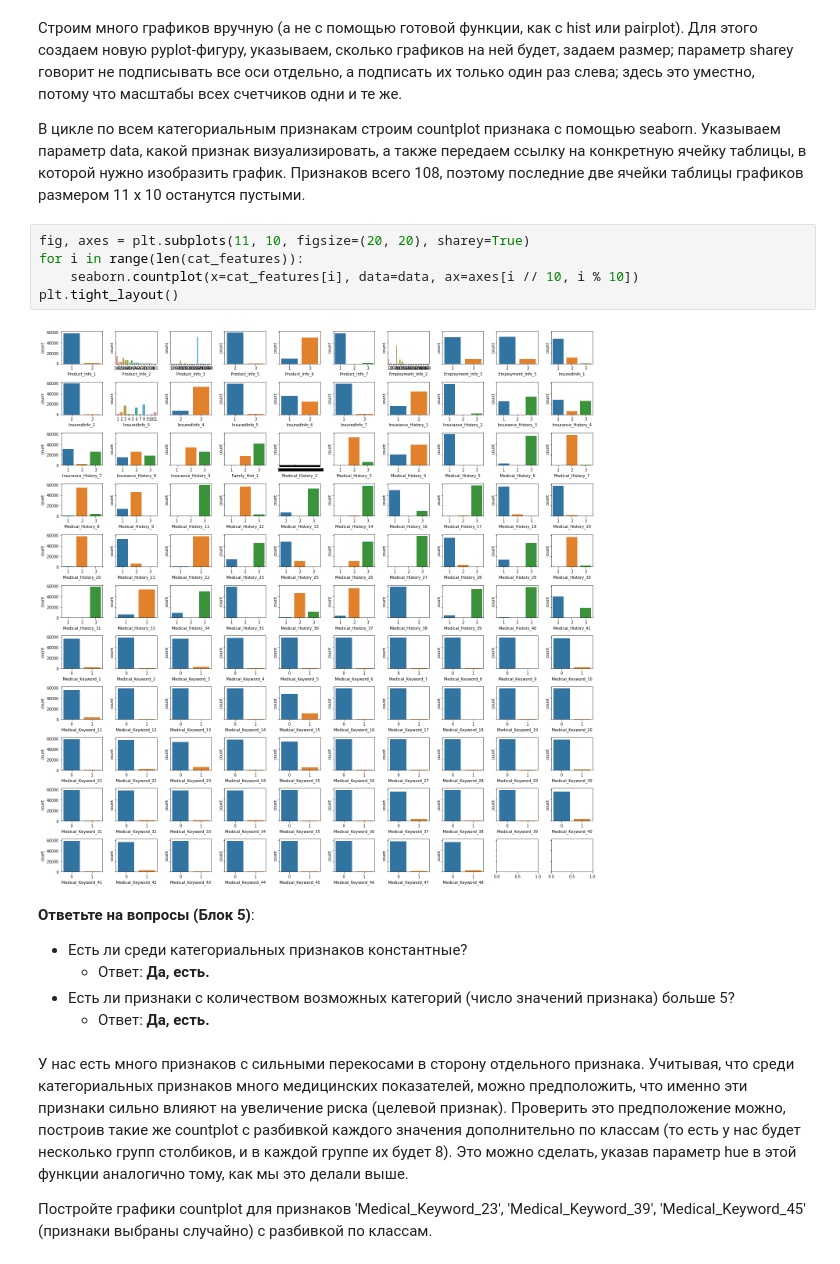
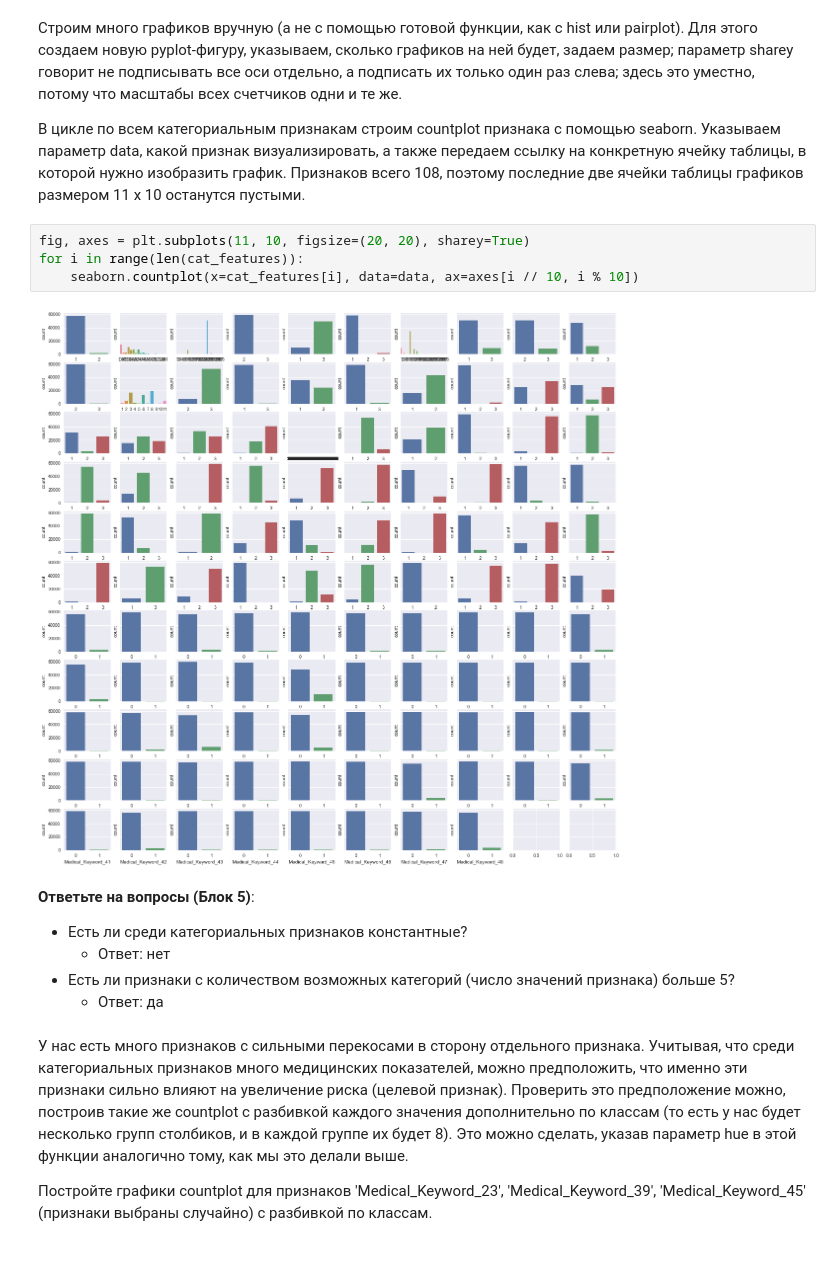
Before and after one commit to kcostya/mipt, a Jupyter notebook: unsupervised-learning/week-3/VisualizationPeerReview.ipynb, the cells around one changed output. Saved outputs shown, nothing was run; the diff lists cells and outputs as text.

```diff
--- a/unsupervised-learning/week-3/VisualizationPeerReview.ipynb
+++ b/unsupervised-learning/week-3/VisualizationPeerReview.ipynb
@@ -198,16 +183,15 @@ __Ответьте на вопрос (Блок 4)__:
 # %%
 fig, axes = plt.subplots(11, 10, figsize=(20, 20), sharey=True)
 for i in range(len(cat_features)):
     seaborn.countplot(x=cat_features[i], data=data, ax=axes[i // 10, i % 10])
-plt.tight_layout()
 # %% [output]
-[figure, old version]
+[figure, new version]
 # %% [markdown]
 __Ответьте на вопросы (Блок 5)__:
 * Есть ли среди категориальных признаков константные?
-    * Ответ: **Да, есть.**
+    * Ответ: нет
 * Есть ли признаки с количеством возможных категорий (число значений признака) больше 5?
-    * Ответ: **Да, есть.**
+    * Ответ: да
 # %% [markdown]
 У нас есть много признаков с сильными перекосами в сторону отдельного признака. Учитывая, что среди категориальных признаков много медицинских показателей, можно предположить, что именно эти признаки сильно влияют на увеличение риска (целевой признак). Проверить это предположение можно, построив такие же countplot с разбивкой каждого значения дополнительно по классам (то есть у нас будет несколько групп столбиков, и в каждой группе их будет 8). Это можно сделать, указав параметр hue в этой функции аналогично тому, как мы это делали выше.
 
```
Also changed, not shown: parts of 30 cells of this notebook, 1 other file.
